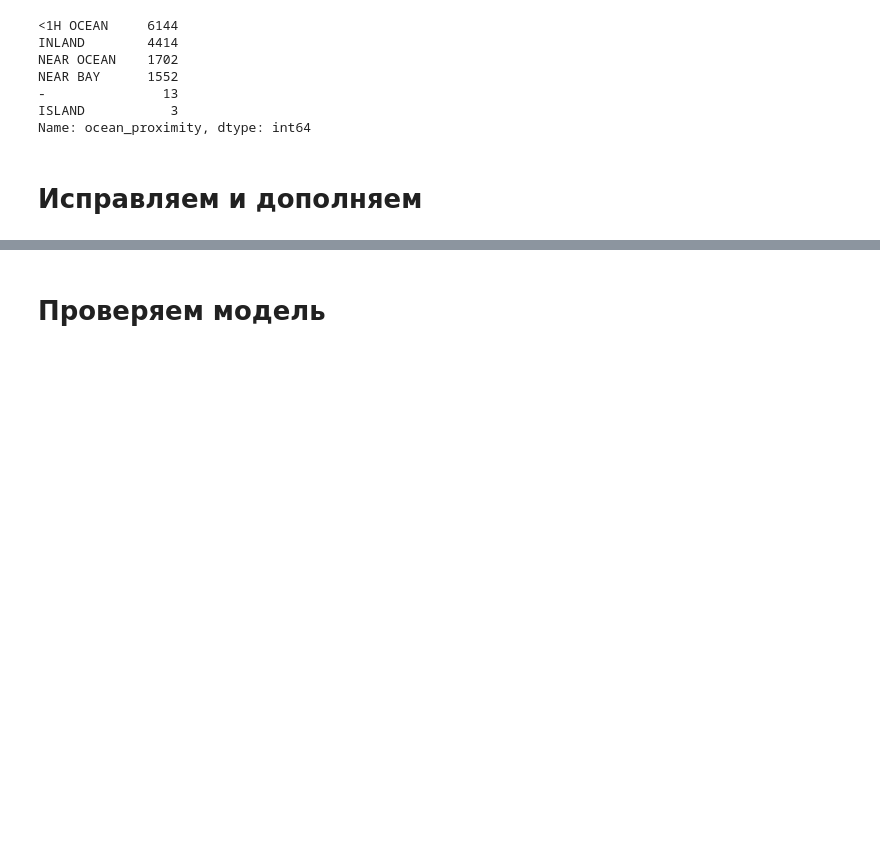
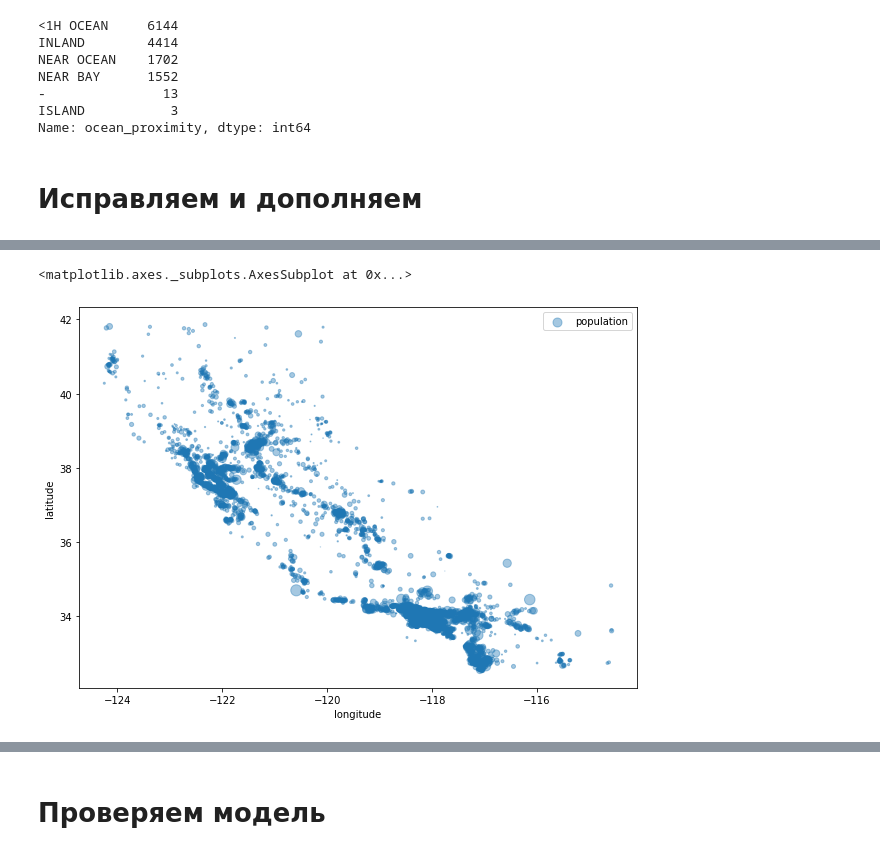
Before and after one commit to Maximrez/ITAcademySamsung, a Jupyter notebook: Predication_house_price.ipynb, the cells around one changed output, grey strips where cells are left out. Drawn from its saved outputs; the diff is of its cells as text; code cells hidden in the pictures; blank space fills up the shorter version.

```diff
--- a/Predication_house_price.ipynb
+++ b/Predication_house_price.ipynb
@@ -289,16 +299,30 @@ median = X['housing_median_age'].median()
 X['housing_median_age'] = X['housing_median_age'].fillna(median)
 X_final['housing_median_age'] = X_final['housing_median_age'].fillna(median)
 # %%
+X['population_changed'] = 0
+X_final['population_changed'] = 0
+
+X.loc[X.isna()['population'] == True, 'population_changed'] = 1
+X_final.loc[X_final.isna()['population'] == True, 'population_changed'] = 1
+
 median = X['population'].median()
 X['population'] = X['population'].fillna(median)
 X_final['population'] = X_final['population'].fillna(median)
 # %%
 X.loc[X['longitude'] > 0, 'longitude'] = X.loc[X['longitude'] > 0, 'longitude'] * -1
 X_final.loc[X_final['longitude'] > 0, 'longitude'] = X_final.loc[X_final['longitude'] > 0, 'longitude'] * -1
-# %%
-X.loc[X['longitude'] == 0, 'longitude'] = X['longitude'].median()
-X_final.loc[X_final['longitude'] == 0, 'longitude'] = X_final['longitude'].median()
-# %%
-median = X['latitude'].median()
-X.loc[X['latitude'] < 0, 'latitude'] = median
-X_final.loc[X_final['latitude'] < 0, 'latitude'] = median
+# %%
+X['coordinates_changed'] = 0
+X_final['coordinates_changed'] = 0
+
+X.loc[8283, 'coordinates_changed'] = 1
+X.loc[12772, 'coordinates_changed'] = 1
+X.loc[8283, 'latitude'] = 33.700000
+X.loc[12772, 'latitude'] = 40.600000
+
+X.loc[17085, 'coordinates_changed'] = 1
+X.loc[19423, 'coordinates_changed'] = 1
+X.loc[17359, 'coordinates_changed'] = 1
+X.loc[19423, 'longitude'] = -121.600000
+X.loc[17085, 'longitude'] = -121.900000
+X.loc[17359, 'longitude'] = -118.500000
@@ -305,3 +336,9 @@ X_final.loc[X_final['latitude'] < 0, 'latitude'] = median
+# %%
+X_final.plot(kind='scatter', x='longitude', y='latitude', alpha=0.4,
+    s=X_final['population']/100, label='population', figsize=(10,7))
+# %% [output]
+<matplotlib.axes._subplots.AxesSubplot at 0x...>
+[figure, added]
 # %%
 X = pd.concat([X, pd.get_dummies(X['ocean_proximity'])], axis=1)
 X_final = pd.concat([X_final, pd.get_dummies(X_final['ocean_proximity'])], axis=1)
```
Also changed, not shown: parts of 25 cells of this notebook.
